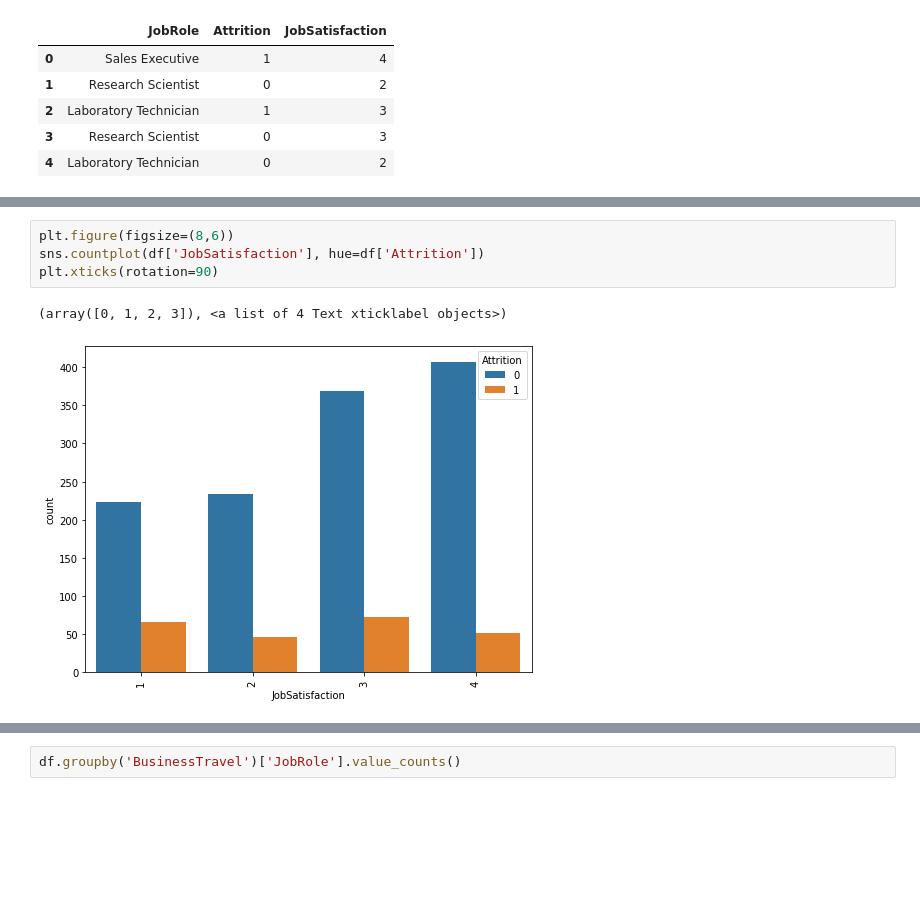
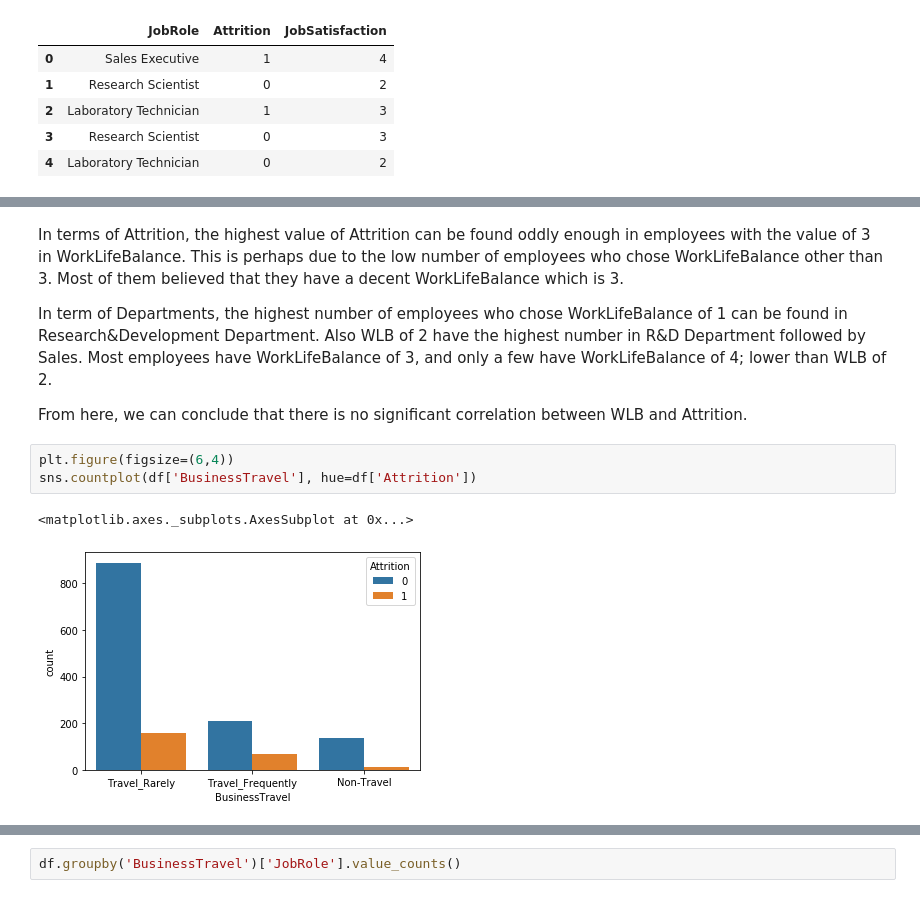
Before and after one commit to harashtaht/EmployeeAttritionIBM, a Jupyter notebook: Final_EmployeeAttrition.ipynb, the cells around one changed output, grey strips where cells are left out. Drawn from its saved outputs; the diff is of its cells as text; blank space fills up the shorter version.

Commit message:
2.I. Before Correlation

```diff
--- a/Final_EmployeeAttrition.ipynb
+++ b/Final_EmployeeAttrition.ipynb
@@ -714,7 +739,13 @@ Comment:
+# %% [markdown]
+In terms of Attrition, the highest value of Attrition can be found oddly enough in employees with the value of 3 in WorkLifeBalance. This is perhaps due to the low number of employees who chose WorkLifeBalance other than 3. Most of them believed that they have a decent WorkLifeBalance which is 3.
+
+In term of Departments, the highest number of employees who chose WorkLifeBalance of 1 can be found in Research&Development Department. Also WLB of 2 have the highest number in R&D Department followed by Sales.
+Most employees have WorkLifeBalance of 3, and only a few have WorkLifeBalance of 4; lower than WLB of 2.
+
+From here, we can conclude that there is no significant correlation between WLB and Attrition.
 # %%
-plt.figure(figsize=(8,6))
-sns.countplot(df['JobSatisfaction'], hue=df['Attrition'])
-plt.xticks(rotation=90)
+plt.figure(figsize=(6,4))
+sns.countplot(df['BusinessTravel'], hue=df['Attrition'])
 # %% [output]
-(array([0, 1, 2, 3]), <a list of 4 Text xticklabel objects>)
+<matplotlib.axes._subplots.AxesSubplot at 0x...>
-[figure, old version]
+[figure, new version]
```
Also changed, not shown: parts of 48 cells of this notebook.
